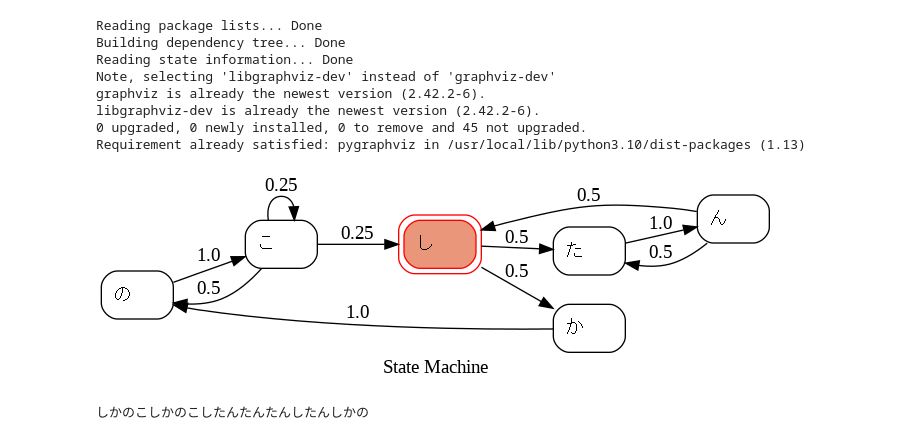
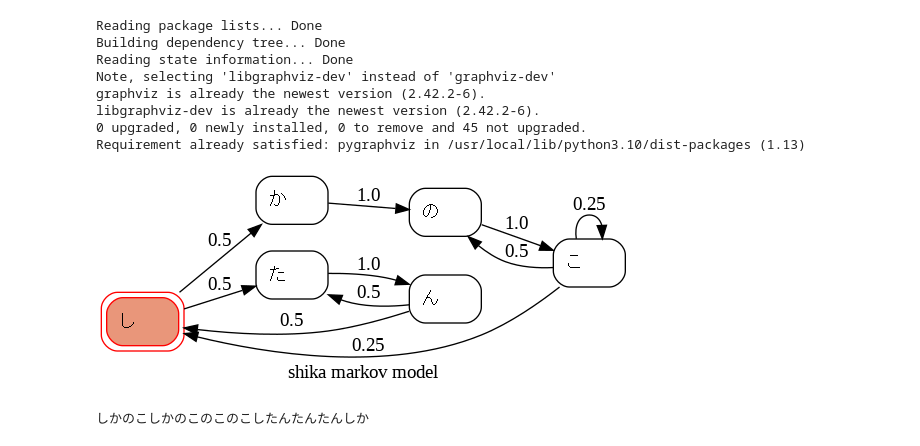
Before and after one commit to Eruhitsuji/shika, a Jupyter notebook: shika.ipynb, the cells around one changed output. Drawn from its saved outputs; the diff is of its cells as text; code cells hidden in the pictures.

```diff
--- a/shika.ipynb
+++ b/shika.ipynb
@@ -144,9 +141,9 @@ class stateMachine():
   def reset(self):
     self.__now_state=self.__start
 # %%
-sm=stateMachine("しかのこのこのここしたんたん")
-sm.output_graph()
-print("".join(sm.run(20)))
+mm=markovModel("しかのこのこのここしたんたん")
+mm.output_graph("shika markov model")
+print("".join(mm.run(20)))
 # %% [output]
-[figure, old version]
+[figure, new version]
-しかのこしかのこしたんたんたんしたんしかの
+しかのこしかのこのこのこしたんたんたんしか
```
Also changed, not shown: parts of 3 cells of this notebook.
